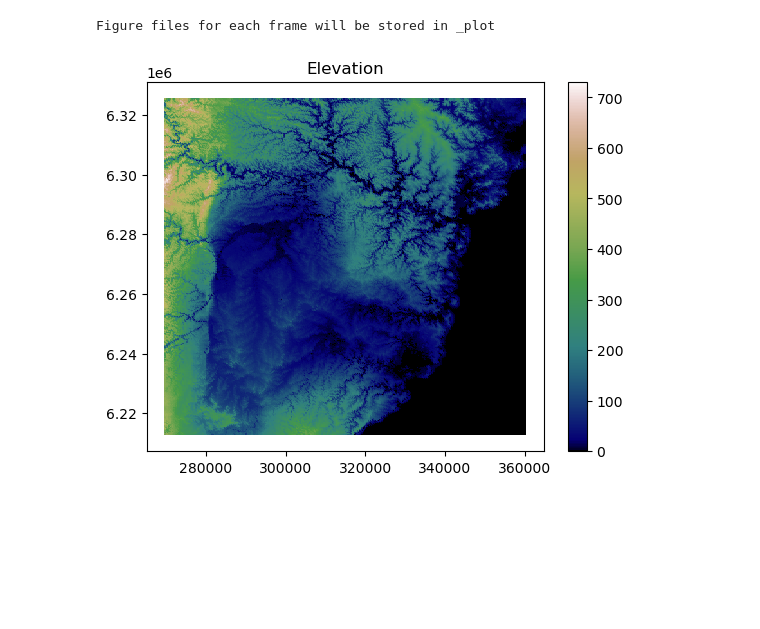
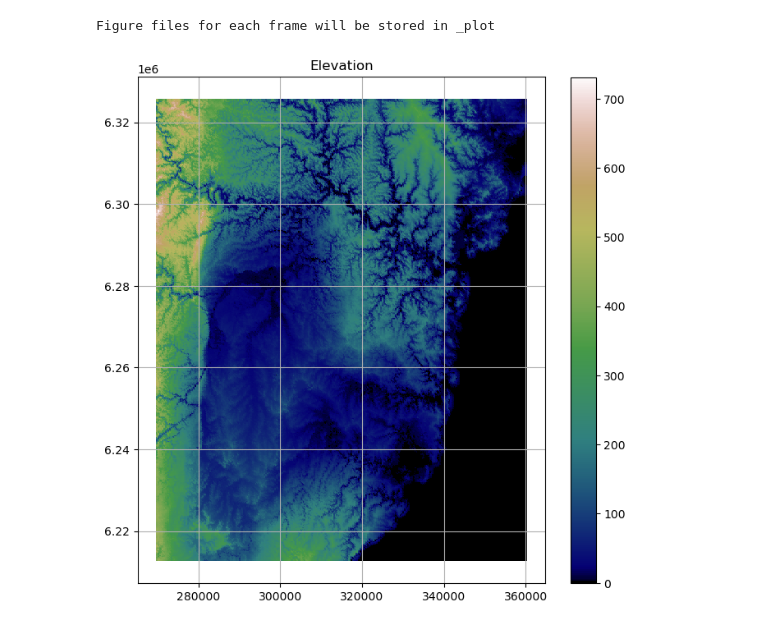
Before and after one commit to stoiver/anuga_jupyter_notebooks, a Jupyter notebook: nb_set_quantity_tif.ipynb, the cells around one changed output. Cells and saved outputs as stored; diff of their text form; code cells hidden in the pictures; blank space fills up the shorter version.

```diff
--- a/nb_set_quantity_tif.ipynb
+++ b/nb_set_quantity_tif.ipynb
@@ -131,14 +117,25 @@ domain.set_quantity('friction', 0.01)
 Figure files for each frame will be stored in _plot
 # %%
 #plt.figure(figsize=(10,16))
-plt.tripcolor(dplotter.triang,
+
+fig, ax = plt.subplots(figsize=(8,10))
+
+ax.set_aspect('equal')
+
+tpc = ax.tripcolor(dplotter.triang,
               facecolors = dplotter.elev,
               cmap='gist_earth',
               vmin = 0.0)
-plt.colorbar();
-plt.title("Elevation");
+
+
+fig.colorbar(tpc, shrink=0.8)
+ax.grid(True)
+#ax.axis('off')
+#ax.set_xticks([])
+#ax.set_yticks([])
+ax.set_title("Elevation");
 # %% [output]
-[figure, old version]
+[figure, new version]
 # %%
 for t in domain.evolve(yieldstep=300, finaltime=1200):
     domain.print_timestepping_statistics()
```
Also changed, not shown: parts of 10 cells of this notebook, 5 other files.
